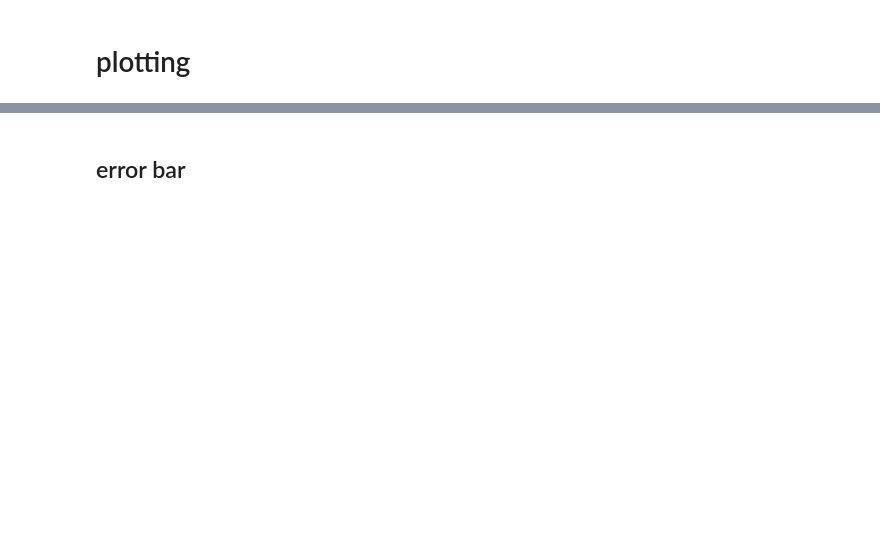
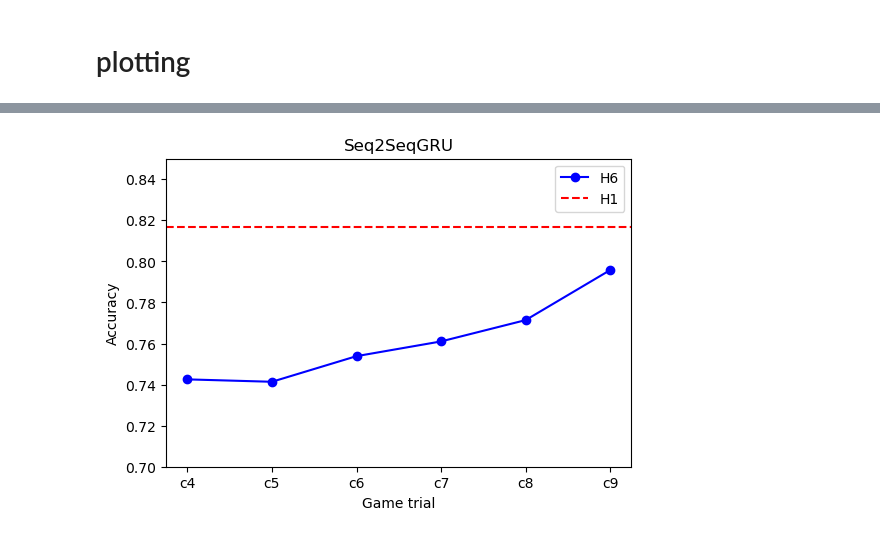
Before and after one commit to althealuo/Horizon, a Jupyter notebook: Horizon_later_trials.ipynb, the cells around one changed output, grey strips where cells are left out. Saved outputs shown, nothing was run; the diff lists cells and outputs as text; code cells hidden in the pictures; blank space fills up the shorter version.

```diff
--- a/Horizon_later_trials.ipynb
+++ b/Horizon_later_trials.ipynb
@@ -90,3 +117,4 @@ print(f'y_train {y_train.iloc[0]}')
 # %%
-SEQ_LEN = seq_features.__len__() // 4
+TIME_STEPS = 4
+SEQ_LEN = len(seq_features) // TIME_STEPS
 print(f"SEQ_LEN: {SEQ_LEN}")
@@ -101,9 +141,9 @@ print(type(y_train))
 # %%
 # reshape to (num_samples, time_steps, features)
-X_seq_train = X_seq_train.reshape(-1, 4, SEQ_LEN)
+X_seq_train = X_seq_train.reshape(-1, TIME_STEPS, SEQ_LEN)
 print(X_seq_train.shape)
 print(type(X_seq_train))
 print(X_seq_train[0])
-X_seq_test = X_seq_test.reshape(-1, 4, SEQ_LEN)
+X_seq_test = X_seq_test.reshape(-1, TIME_STEPS, SEQ_LEN)
 print(X_seq_test.shape)
 print(type(X_seq_test))
@@ -538,19 +450,0 @@ def shade(cmap, i, n, lo=0.35, hi=0.85):
-# %%
-# plot testing accuracy h1 vs h6
-plt.figure(figsize=(10, 5))
-for i, (model_name, data) in enumerate(model_dict.items()):
-    acc_h1_prog = data["test_acc_h1_prog"]
-    acc_h6_prog = data["test_acc_h6_prog"]
-    final_epoch = data["final_epoch"]
-    plt.plot(range(final_epoch), acc_h1_prog, label=f'{model_name} H1 Accuracy', color=shade(blue_cmap, i, n))
-    plt.plot(range(final_epoch), acc_h6_prog, label=f'{model_name} H6 Accuracy', color=shade(red_cmap, i, n))
-plt.xlabel('Epoch')
-plt.ylabel('Accuracy (%)')
-plt.title('Test Accuracy over epochs')
-plt.legend(
-    ncol=2,
-    fontsize=9,
-)
-plt.show()
-# %% [markdown]
-## error bar
@@ -594,0 +451,23 @@ plt.show()
+# %%
+
+def plot_h6_stepwise(history, model_name="Seq2SeqGRU"):
+    final_acc_h6 = history["h6_step_acc"][-1]   # [acc_c4,...,acc_c9]
+    final_acc_h1 = history["h1_acc"][-1]        # single value
+
+    trials = [f"c{i}" for i in range(4, 10)]
+
+    plt.figure(figsize=(6,4))
+    plt.plot(trials, final_acc_h6, marker="o", linestyle="-", color="blue", label="H6")
+    plt.axhline(y=final_acc_h1, color="red", linestyle="--", label="H1")
+
+    plt.ylim(0.7, 0.85)
+    plt.xlabel("Game trial")
+    plt.ylabel("Accuracy")
+    plt.title(f"{model_name}")
+    plt.legend()
+    # plt.grid(alpha=0.3)
+    plt.show()
+# %%
+plot_h6_stepwise(history, model_name="Seq2SeqGRU")
+# %% [output]
+[figure, added]
```
Also changed, not shown: parts of 31 cells of this notebook.
